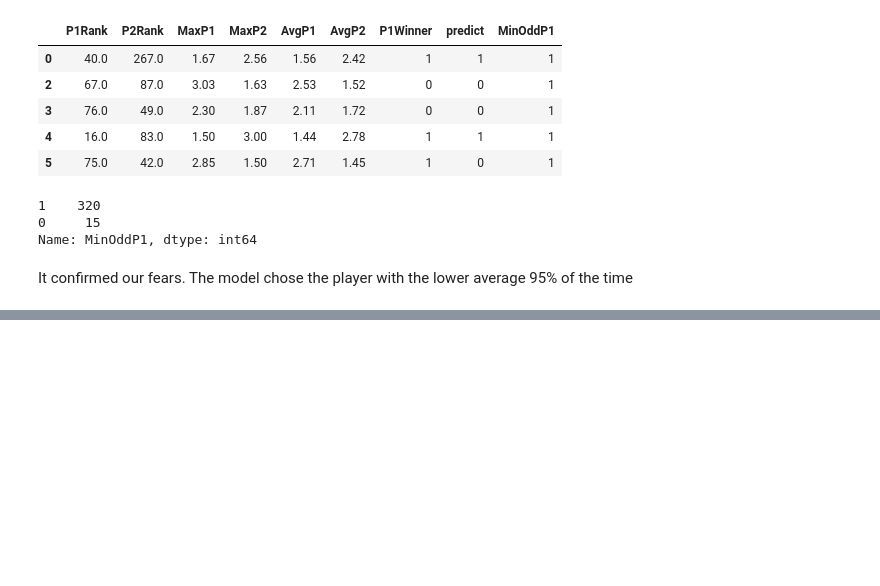
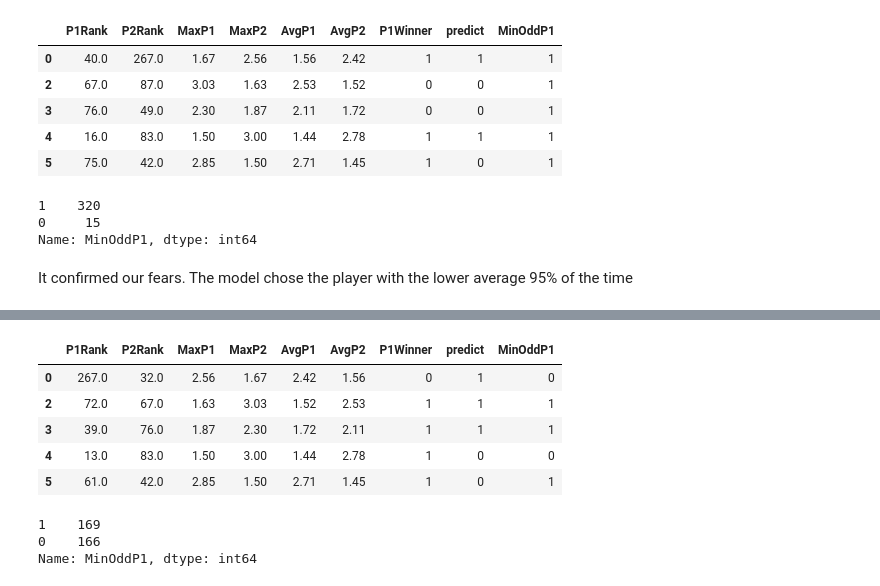
Before and after one commit to pmecchia/atp_matches, a Jupyter notebook: Model prediction.ipynb, the cells around one changed output, grey strips where cells are left out. Saved outputs shown, nothing was run; the diff lists cells and outputs as text; code cells hidden in the pictures; blank space fills up the shorter version.

Commit message:
create MLP model

```diff
--- a/Model prediction.ipynb
+++ b/Model prediction.ipynb
@@ -706,0 +712,16 @@ It confirmed our fears. The model chose the player with the lower average 95% of
+# %%
+#Build the model
+Ml_model=tf.keras.Sequential([
+    tf.keras.layers.Dense(12,input_dim=len(X2.columns),activation="relu"),
+    tf.keras.layers.Dense(8,activation="relu"),
+    tf.keras.layers.Dense(4,activation="relu"),
+    tf.keras.layers.Dense(1,activation="sigmoid"),
+])
+
+#Compile the model
+
+Ml_model.compile(loss='binary_crossentropy', optimizer='adam', metrics=['accuracy'])
+
+#Train the model
+
+Ml_model.fit(X2,y2,epochs=50, batch_size=10)
@@ -706,0 +747,4 @@ It confirmed our fears. The model chose the player with the lower average 95% of
+# %%
+ML_prediction = Ml_model.predict_classes(X3)
+ML_acc = metrics.classification_report(y3,ML_prediction)
+print(ML_acc)
@@ -706,0 +760,18 @@ It confirmed our fears. The model chose the player with the lower average 95% of
+# %%
+verif=verif[["P1Rank","P2Rank","MaxP1","MaxP2","AvgP1","AvgP2","P1Winner"]]
+verif["predict"]=ML_prediction
+verif['MinOddP1']=verif.apply(lambda x: 1 if (x['AvgP1']<x['AvgP2'])==x['predict'] else 0,axis=1)
+verif.head()
+# %% [output]
+|  | P1Rank | P2Rank | MaxP1 | MaxP2 | AvgP1 | AvgP2 | P1Winner | predict | MinOddP1 |
+| 0 | 267.0 | 32.0 | 2.56 | 1.67 | 2.42 | 1.56 | 0 | 1 | 0 |
+| 2 | 72.0 | 67.0 | 1.63 | 3.03 | 1.52 | 2.53 | 1 | 1 | 1 |
+| 3 | 39.0 | 76.0 | 1.87 | 2.30 | 1.72 | 2.11 | 1 | 1 | 1 |
+| 4 | 13.0 | 83.0 | 1.50 | 3.00 | 1.44 | 2.78 | 1 | 0 | 0 |
+| 5 | 61.0 | 42.0 | 2.85 | 1.50 | 2.71 | 1.45 | 1 | 0 | 1 |
+# %%
+verif['MinOddP1'].value_counts()
+# %% [output]
+1    169
+0    166
+Name: MinOddP1, dtype: int64
```
Also changed, not shown: parts of 5 cells of this notebook.
